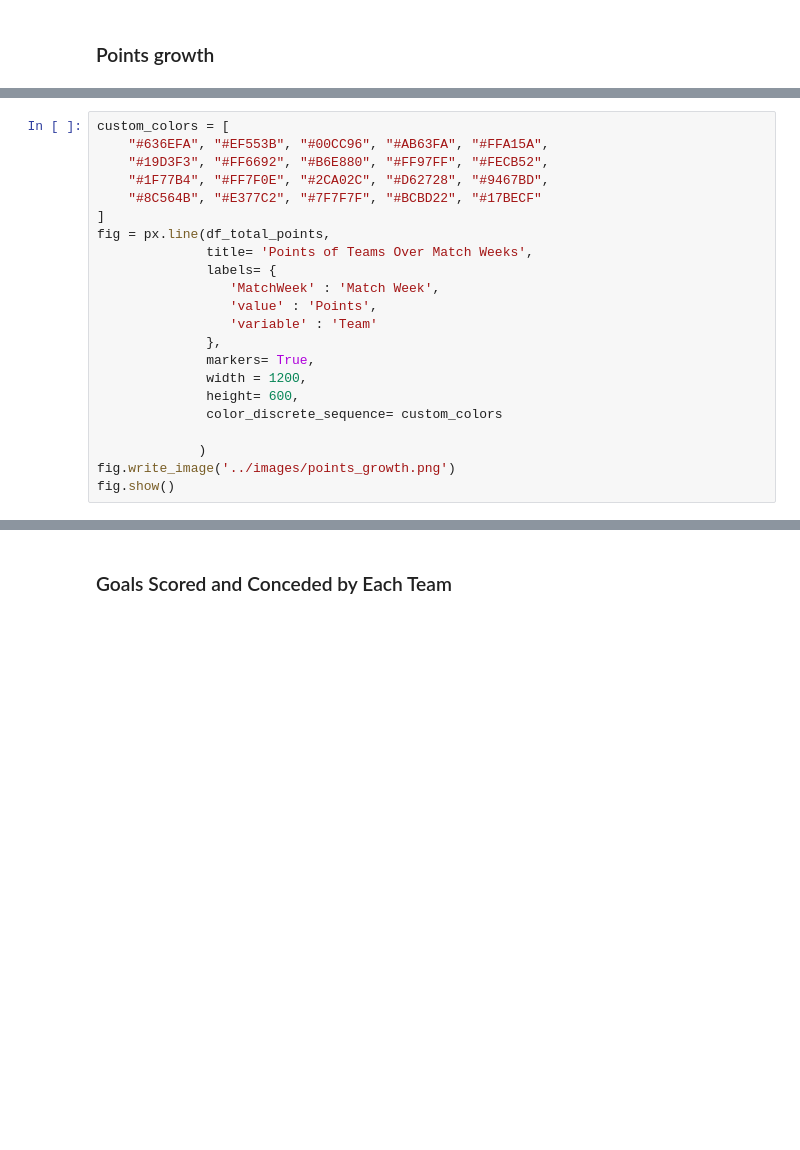
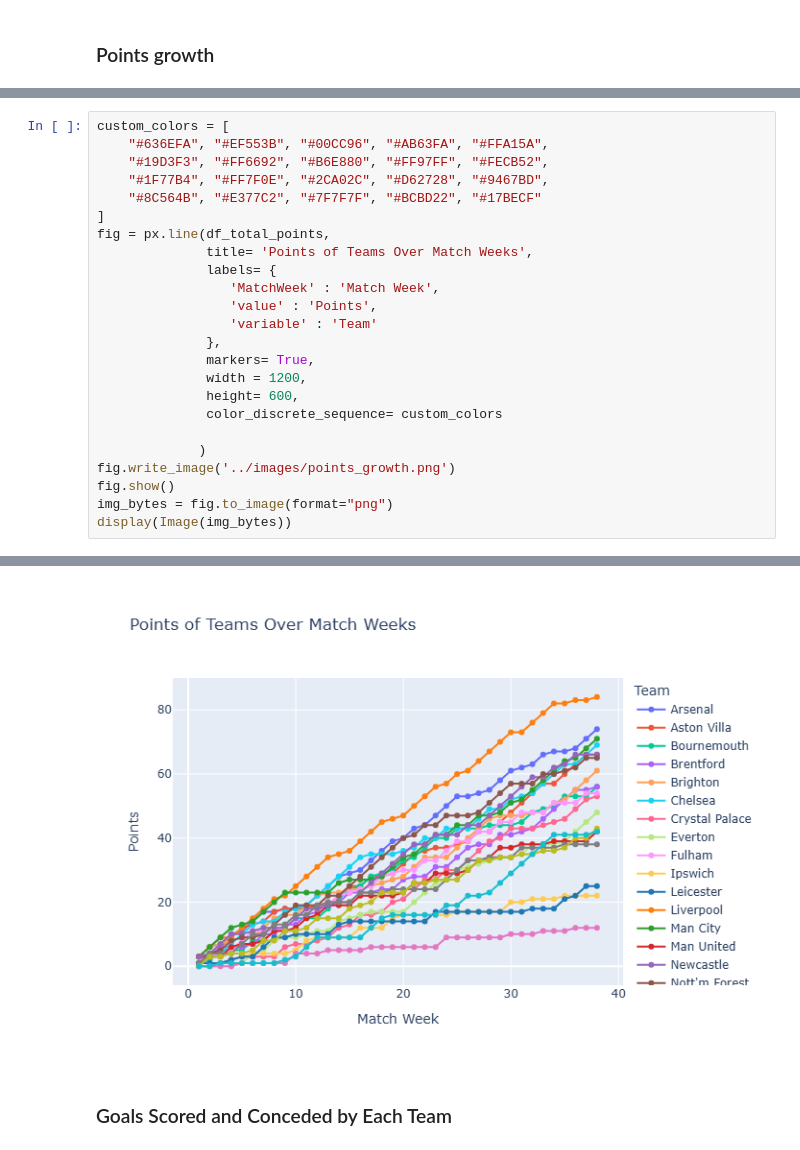
Before and after one commit to rayhanf14/pl-2024-25-analysis, a Jupyter notebook: notebooks/data_analysis_vizualization.ipynb, the cells around one changed output, grey strips where cells are left out. Cells and saved outputs as stored; diff of their text form; blank space fills up the shorter version.

Commit message:
Update visualization notebook with display fixes

```diff
--- a/notebooks/data_analysis_vizualization.ipynb
+++ b/notebooks/data_analysis_vizualization.ipynb
@@ -60,4 +62,6 @@ fig = px.line(df_total_points,
              )
 fig.write_image('../images/points_growth.png')
 fig.show()
+img_bytes = fig.to_image(format="png")
+display(Image(img_bytes))
 # %% [output]
@@ -65,3 +68,4 @@ fig.show()
+[figure, added]
 # %% [markdown]
 ### Goals Scored and Conceded by Each Team
 # %%
```
Also changed, not shown: parts of 9 cells of this notebook, 2 other files.
